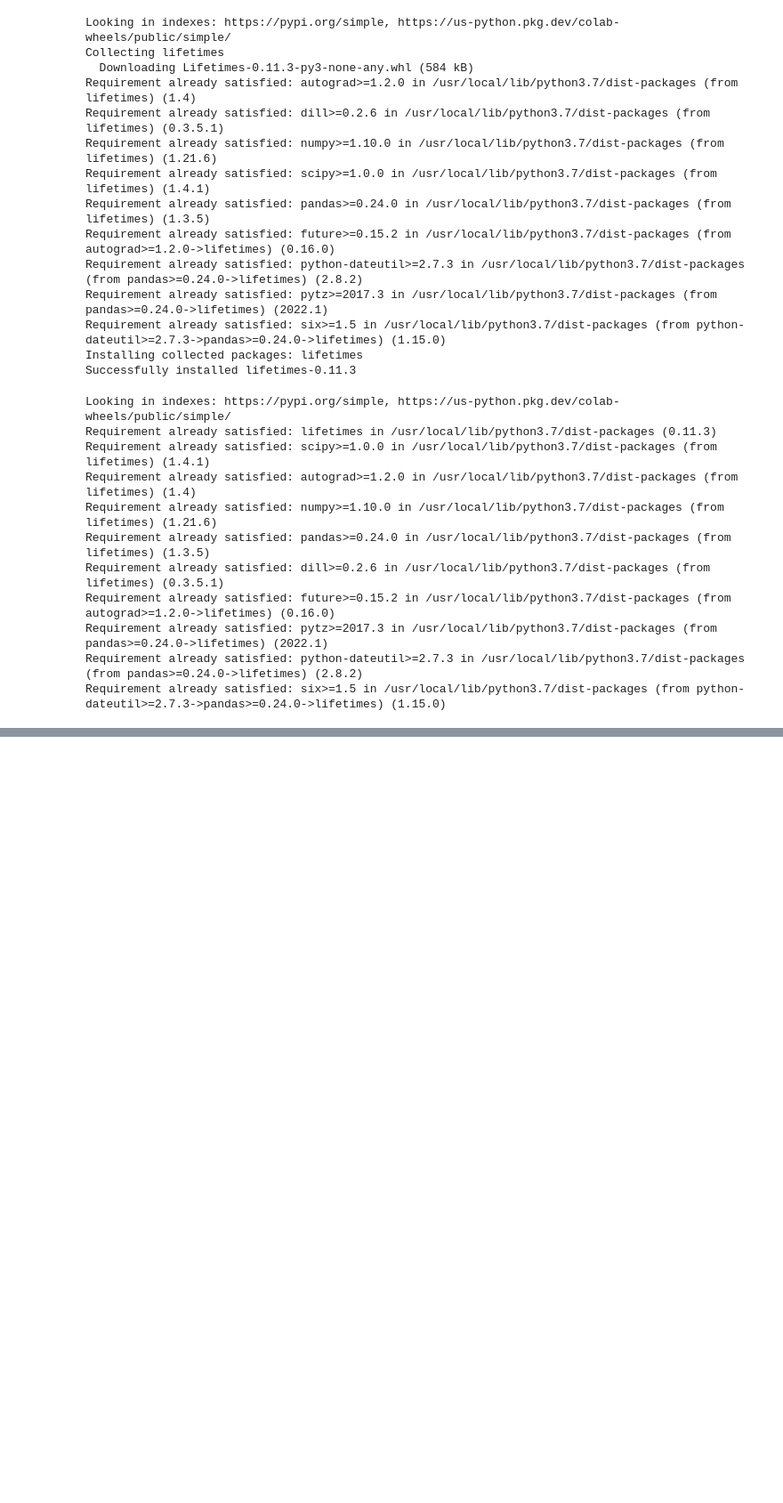
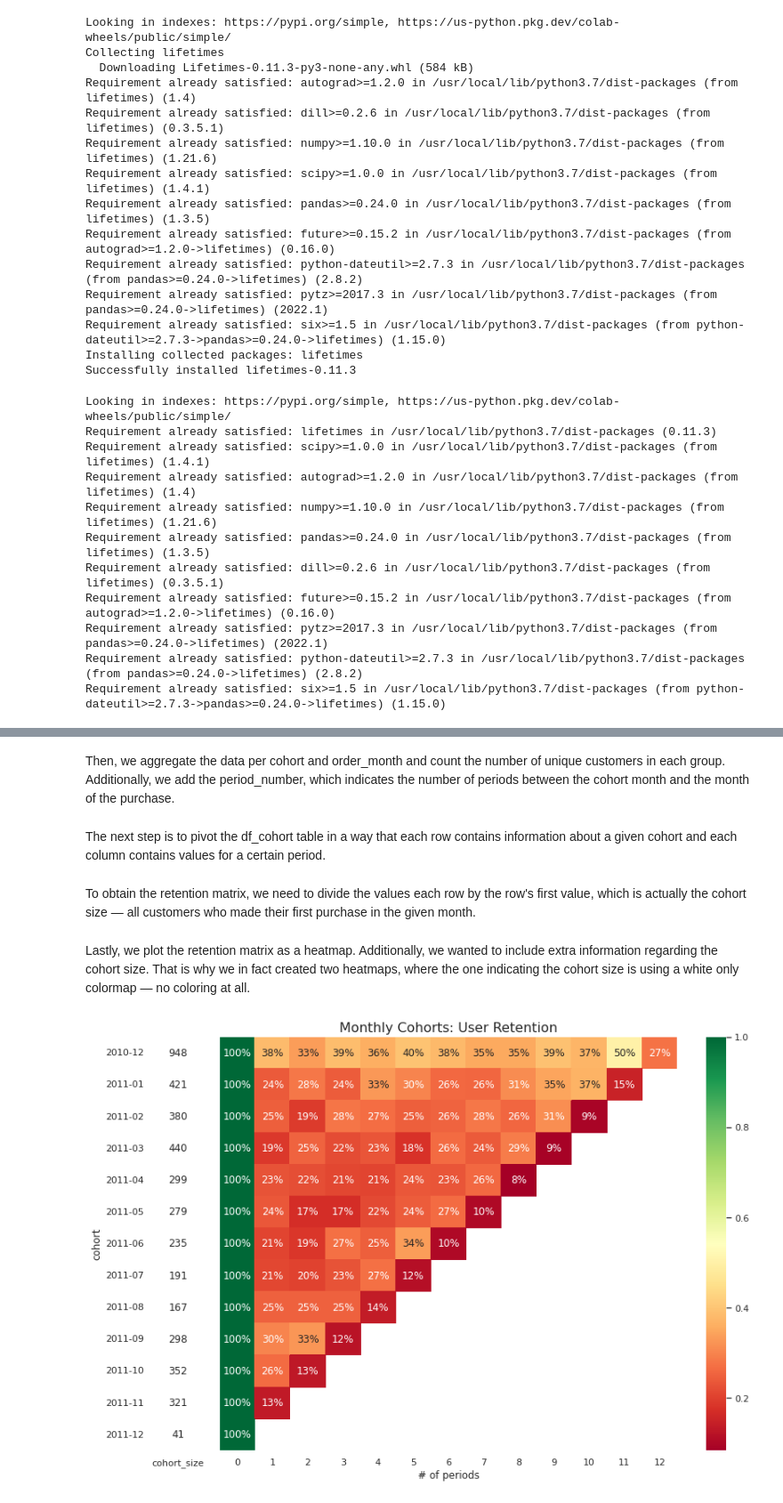
Before and after one commit to sandeepbansode/Basic_Python_Assignments, a Jupyter notebook: Capstone_Project_1_Propensity_Model.ipynb, the cells around one changed output, grey strips where cells are left out. Shown at 89% size. Saved outputs shown, nothing was run; the diff lists cells and outputs as text; code cells hidden in the pictures; blank space fills up the shorter version.

```diff
--- a/Capstone_Project_1_Propensity_Model.ipynb
+++ b/Capstone_Project_1_Propensity_Model.ipynb
@@ -967,0 +1105,5 @@ pd.options.display.float_format = '{:,.0f}'.format
+# %%
+df['order_month'] = df['InvoiceDate'].dt.to_period('M')
+df['cohort'] = df.groupby('CustomerID')['InvoiceDate'] \
+                 .transform('min') \
+                 .dt.to_period('M')
@@ -967,0 +1119,48 @@ pd.options.display.float_format = '{:,.0f}'.format
+# %% [markdown]
+Then, we aggregate the data per cohort and order_month and count the number of unique customers in each group. Additionally, we add the period_number, which indicates the number of periods between the cohort month and the month of the purchase.
+# %%
+df_cohort = df.groupby(['cohort', 'order_month']) \
+              .agg(n_customers=('CustomerID', 'nunique')) \
+              .reset_index(drop=False)
+df_cohort['period_number'] = (df_cohort.order_month - df_cohort.cohort).apply(attrgetter('n'))
+# %% [markdown]
+The next step is to pivot the df_cohort table in a way that each row contains information about a given cohort and each column contains values for a certain period.
+# %%
+cohort_pivot = df_cohort.pivot_table(index = 'cohort',
+                                     columns = 'period_number',
+                                     values = 'n_customers')
+# %% [markdown]
+To obtain the retention matrix, we need to divide the values each row by the row's first value, which is actually the cohort size — all customers who made their first purchase in the given month.
+# %%
+cohort_size = cohort_pivot.iloc[:,0]
+retention_matrix = cohort_pivot.divide(cohort_size, axis = 0)
+# %% [markdown]
+Lastly, we plot the retention matrix as a heatmap. Additionally, we wanted to include extra information regarding the cohort size. That is why we in fact created two heatmaps, where the one indicating the cohort size is using a white only colormap — no coloring at all.
+# %%
+with sns.axes_style("white"):
+    fig, ax = plt.subplots(1, 2, figsize=(12, 8), sharey=True, gridspec_kw={'width_ratios': [1, 11]})
+
+    # retention matrix
+    sns.heatmap(retention_matrix,
+                mask=retention_matrix.isnull(),
+                annot=True,
+                fmt='.0%',
+                cmap='RdYlGn',
+                ax=ax[1])
+    ax[1].set_title('Monthly Cohorts: User Retention', fontsize=16)
+    ax[1].set(xlabel='# of periods',
+              ylabel='')
+
+    # cohort size
+    cohort_size_df = pd.DataFrame(cohort_size).rename(columns={0: 'cohort_size'})
+    white_cmap = mcolors.ListedColormap(['white'])
+    sns.heatmap(cohort_size_df,
+                annot=True,
+                cbar=False,
+                fmt='g',
+                cmap=white_cmap,
+                ax=ax[0])
+
+    fig.tight_layout()
+# %% [output]
+[figure, added]
```
Also changed, not shown: parts of 19 cells of this notebook.
